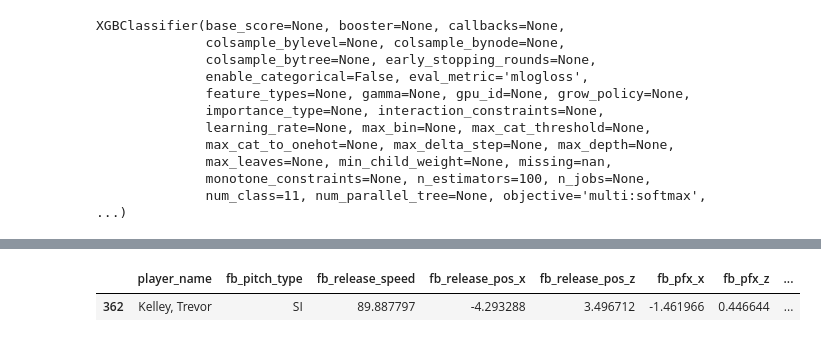
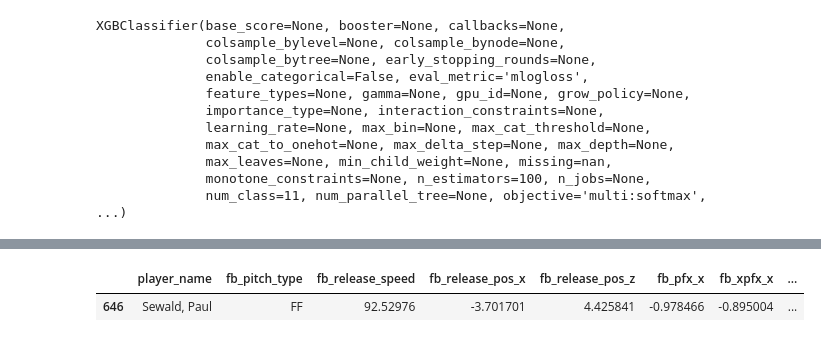
Before and after one commit to claytona500/stuff-baby, a Jupyter notebook: adam/adam_fb_model.ipynb, the cells around one changed output, grey strips where cells are left out. Cells and saved outputs as stored; diff of their text form; code cells hidden in the pictures.

```diff
--- a/adam/adam_fb_model.ipynb
+++ b/adam/adam_fb_model.ipynb
@@ -79,9 +79,9 @@ df['pitch_id_raw'] = df['game_pk'].astype(str) + "_" + \
                             df['at_bat_number'].astype(str) + "_" + \
                             df['inning'].astype(str)
 
-# select only fastballs
+# select only fastballs 11/10 took out cutters
 
-df = df[df['pitch_type'].isin(['FF', 'SI', 'FC', 'FA', 'FT'])]
+df = df[df['pitch_type'].isin(['FF', 'SI', 'FA', 'FT'])]
 
 # normalize LHP values to RHP standards
 
@@ -115,9 +115,9 @@ df_2023['pitch_id_raw'] = df_2023['game_pk'].astype(str) + "_" + \
                             df_2023['at_bat_number'].astype(str) + "_" + \
                             df_2023['inning'].astype(str)
 
-# select only fastballs
+# select only fastballs 11/10 took out cutters
 
-df_2023 = df_2023[df_2023['pitch_type'].isin(['FF', 'SI', 'FC', 'FA', 'FT'])]
+df_2023 = df_2023[df_2023['pitch_type'].isin(['FF', 'SI', 'FA', 'FT'])]
 
 # normalize LHP values to RHP standards
 
@@ -562,20 +562,20 @@ df_2023.to_csv(r"Y:\departments\research_and_development\baseball_operations\cla
 # %%
 # heater avg metrics function for breaking ball model
 
 def heater_stats(df):
-    grouped_df = df.groupby(['player_name', 'pitch_type'])[['release_speed', 'release_pos_x', 'release_pos_z', 'pfx_x', 'pfx_z', 'xpfx_x', 'xpfx_z', 'ax', 'ay', 'az', 'vx0', 'vy0', 'vz0', 'release_spin_rate', 'release_extension', 'spin_axis']].mean().reset_index()
+    grouped_df = df.groupby(['player_name', 'pitch_type'])[['release_speed', 'release_pos_x', 'release_pos_z', 'pfx_x', 'xpfx_x', 'pfx_z', 'xpfx_z', 'ax', 'ay', 'az', 'vx0', 'vy0', 'vz0', 'release_spin_rate', 'release_extension', 'spin_axis']].mean().reset_index()
     idx = grouped_df.groupby(['player_name'])['release_speed'].transform(max) == grouped_df['release_speed']
     heater_df = grouped_df[idx]
     heater_df = heater_df.groupby('player_name').head(1).reset_index(drop=True)
     final_df = heater_df.rename(columns={col: f'fb_{col}' if col != 'player_name' else col for col in heater_df.columns})
     return final_df
 
 heaters_2022 = heater_stats(df)
 
-heaters_2022[heaters_2022['player_name'] == 'Kelley, Trevor']
+heaters_2022[heaters_2022['player_name'] == 'Sewald, Paul']
 # %% [output]
-|  | player_name | fb_pitch_type | fb_release_speed | fb_release_pos_x | fb_release_pos_z | fb_pfx_x | fb_pfx_z | ... |
-| 362 | Kelley, Trevor | SI | 89.887797 | -4.293288 | 3.496712 | -1.461966 | 0.446644 | ... |
+|  | player_name | fb_pitch_type | fb_release_speed | fb_release_pos_x | fb_release_pos_z | fb_pfx_x | fb_xpfx_x | ... |
+| 646 | Sewald, Paul | FF | 92.52976 | -3.701701 | 4.425841 | -0.978466 | -0.895004 | ... |
 # %%
 # group by pitcher and pitch type
 
```
Also changed, not shown: parts of 7 cells of this notebook, 2 other files.
